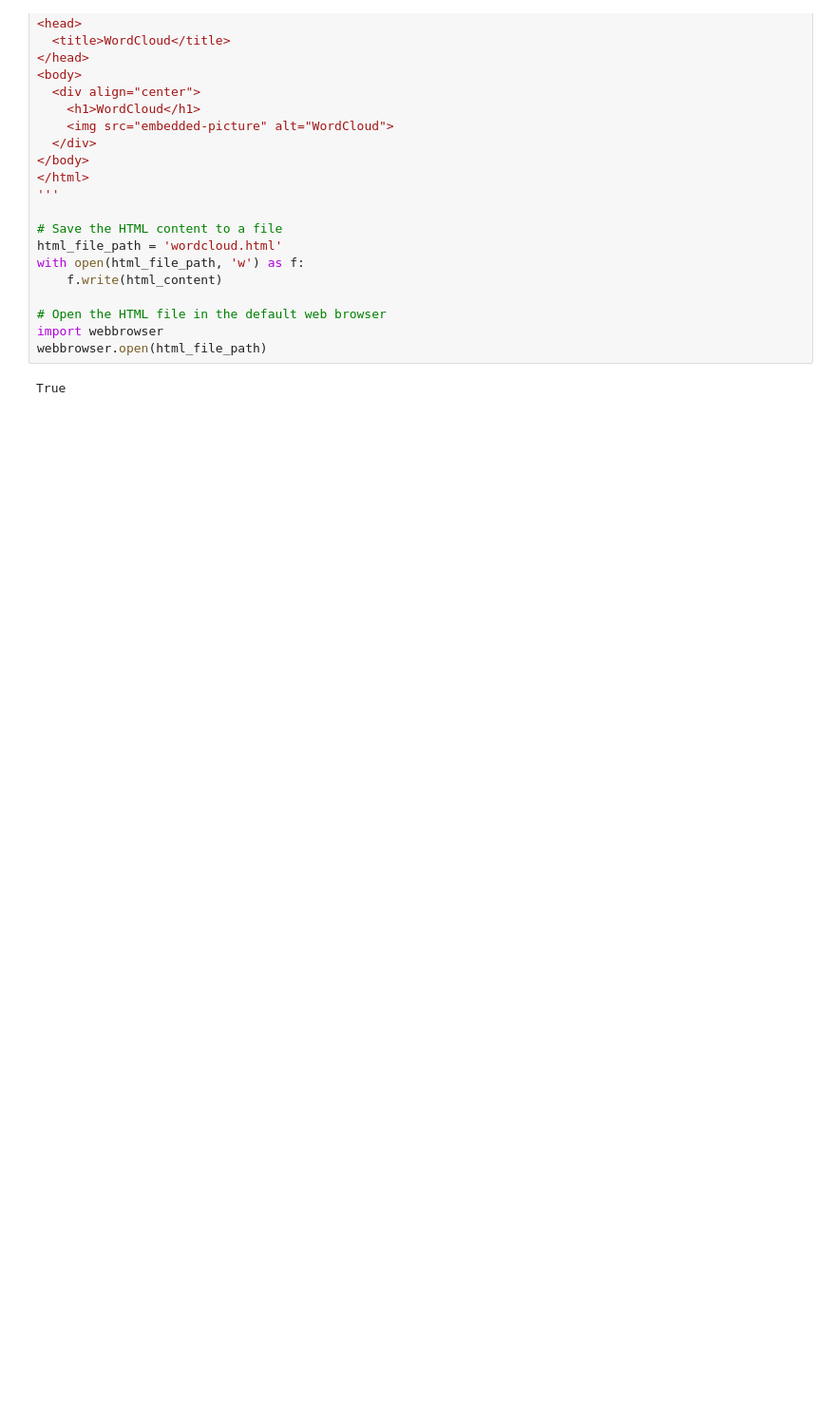
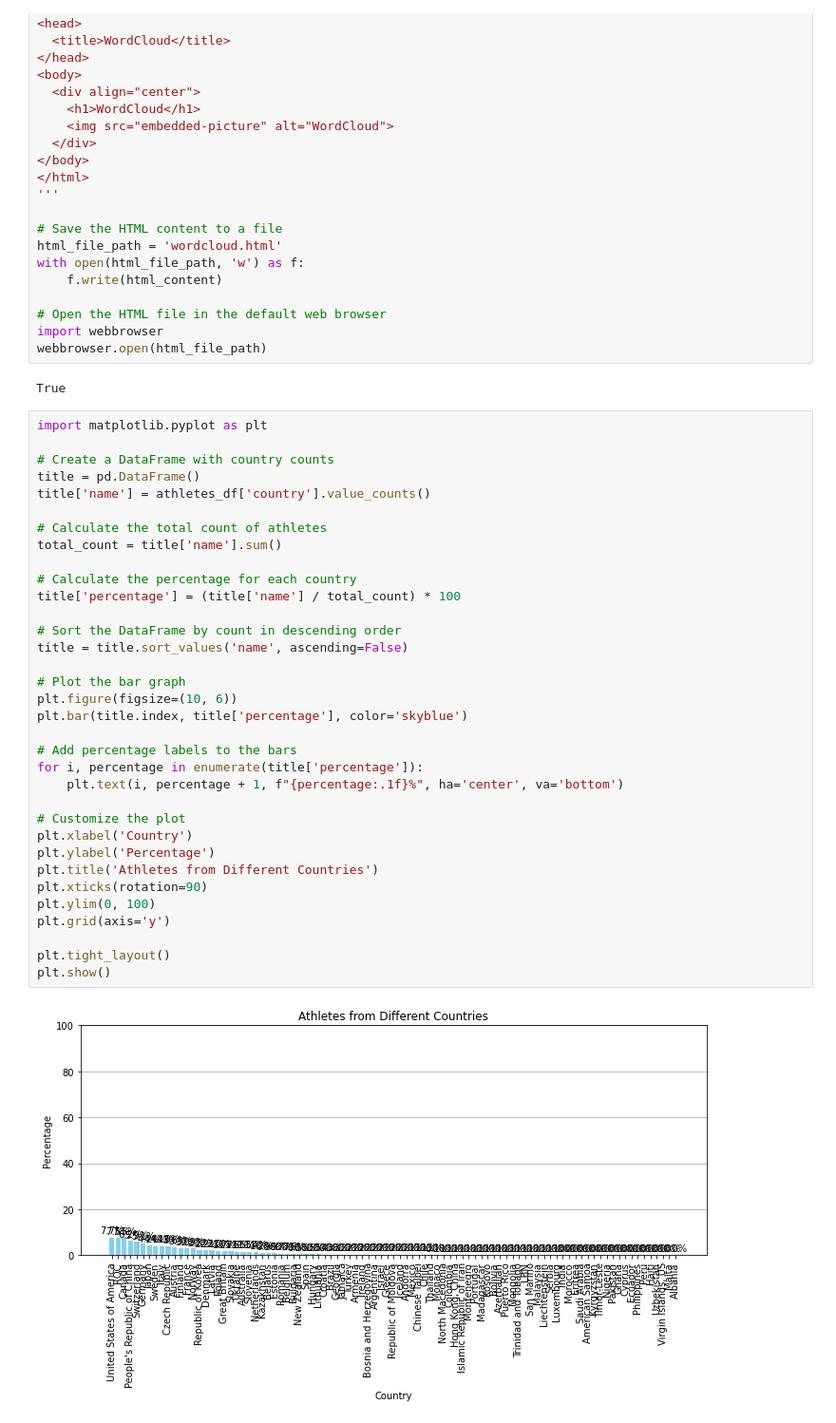
Before and after one commit to 0gaurav4/LibMS, a Jupyter notebook: imp.ipynb, the cells around one changed output. Shown at 95% size. Saved outputs shown, nothing was run; the diff lists cells and outputs as text; blank space fills up the shorter version.

```diff
--- a/imp.ipynb
+++ b/imp.ipynb
@@ -233,3 +233,39 @@ import webbrowser
 webbrowser.open(html_file_path)
 # %% [output]
 True
+# %%
+import matplotlib.pyplot as plt
+
+# Create a DataFrame with country counts
+title = pd.DataFrame()
+title['name'] = athletes_df['country'].value_counts()
+
+# Calculate the total count of athletes
+total_count = title['name'].sum()
+
+# Calculate the percentage for each country
+title['percentage'] = (title['name'] / total_count) * 100
+
+# Sort the DataFrame by count in descending order
+title = title.sort_values('name', ascending=False)
+
+# Plot the bar graph
+plt.figure(figsize=(10, 6))
+plt.bar(title.index, title['percentage'], color='skyblue')
+
+# Add percentage labels to the bars
+for i, percentage in enumerate(title['percentage']):
+    plt.text(i, percentage + 1, f"{percentage:.1f}%", ha='center', va='bottom')
+
+# Customize the plot
+plt.xlabel('Country')
+plt.ylabel('Percentage')
+plt.title('Athletes from Different Countries')
+plt.xticks(rotation=90)
+plt.ylim(0, 100)
+plt.grid(axis='y')
+
+plt.tight_layout()
+plt.show()
+# %% [output]
+[figure, added]
```
Also changed, not shown: parts of 9 cells of this notebook, 5 other files.
